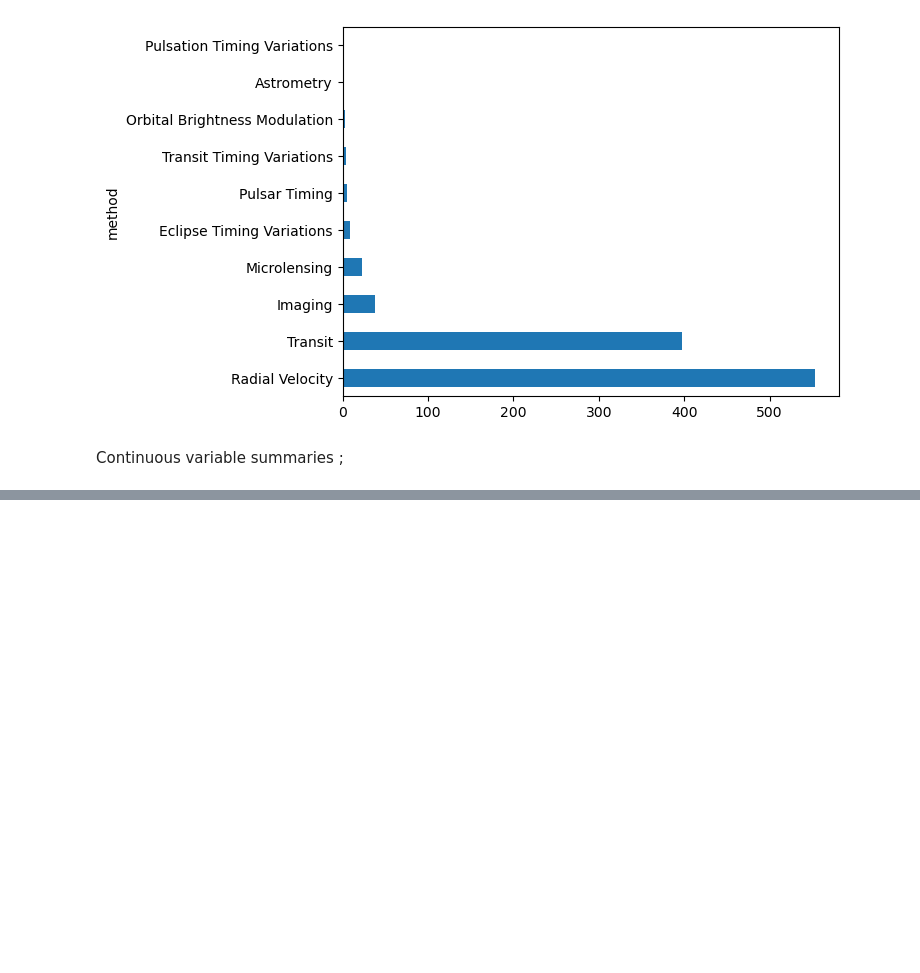
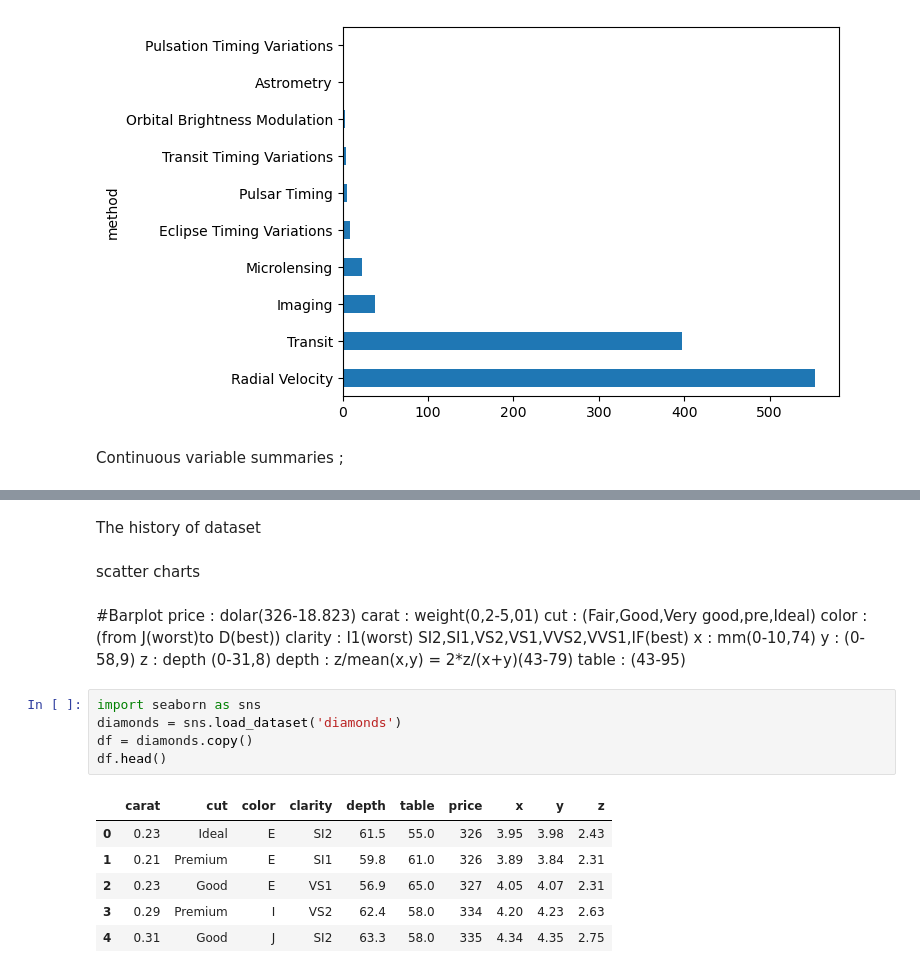
Before and after one commit to Alihanesentas/Exploratory-Data-Analysis, a Jupyter notebook: Day-2.ipynb, the cells around one changed output, grey strips where cells are left out. Cells and saved outputs as stored; diff of their text form; blank space fills up the shorter version.

```diff
--- a/Day-2.ipynb
+++ b/Day-2.ipynb
@@ -139,0 +202,28 @@ Continuous variable summaries
+# %% [markdown]
+The history of dataset
+# %% [markdown]
+scatter charts
+# %% [markdown]
+#Barplot
+price : dolar(326-18.823)
+carat : weight(0,2-5,01)
+cut : (Fair,Good,Very good,pre,Ideal)
+color : (from J(worst)to D(best))
+clarity : I1(worst) SI2,SI1,VS2,VS1,VVS2,VVS1,IF(best)
+x : mm(0-10,74)
+y : (0-58,9)
+z : depth (0-31,8)
+depth : z/mean(x,y) = 2*z/(x+y)(43-79)
+table : (43-95)
+# %%
+import seaborn as sns
+diamonds = sns.load_dataset('diamonds')
+df = diamonds.copy()
+df.head()
+# %% [output]
+|  | carat | cut | color | clarity | depth | table | price | x | y | z |
+| 0 | 0.23 | Ideal | E | SI2 | 61.5 | 55.0 | 326 | 3.95 | 3.98 | 2.43 |
+| 1 | 0.21 | Premium | E | SI1 | 59.8 | 61.0 | 326 | 3.89 | 3.84 | 2.31 |
+| 2 | 0.23 | Good | E | VS1 | 56.9 | 65.0 | 327 | 4.05 | 4.07 | 2.31 |
+| 3 | 0.29 | Premium | I | VS2 | 62.4 | 58.0 | 334 | 4.20 | 4.23 | 2.63 |
+| 4 | 0.31 | Good | J | SI2 | 63.3 | 58.0 | 335 | 4.34 | 4.35 | 2.75 |
```
Also changed, not shown: parts of 19 cells of this notebook.
